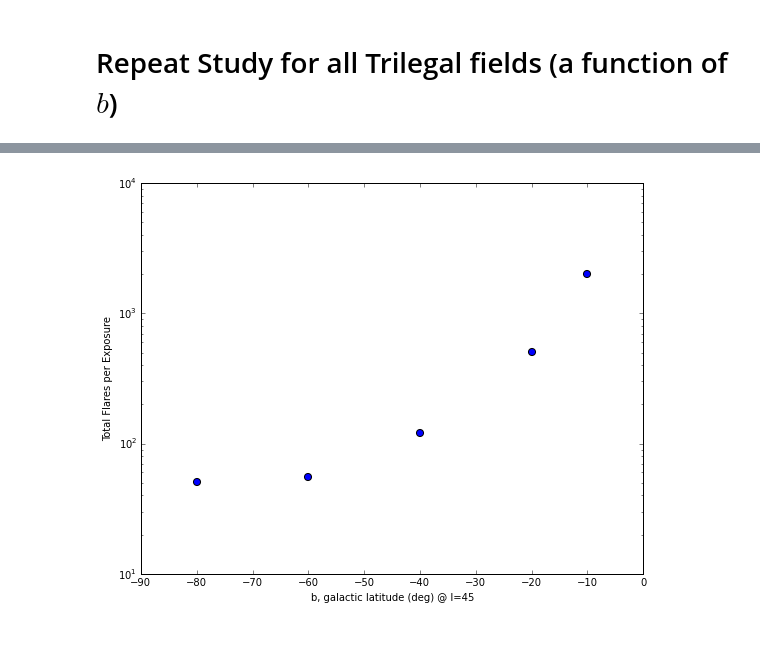
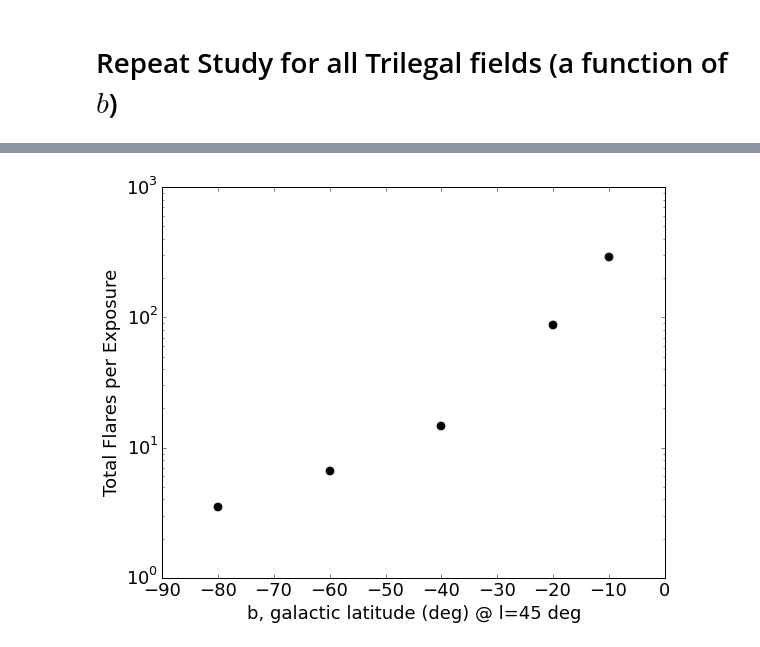
Before and after one commit to lsst-sims/MW-Flare, a Jupyter notebook: figures.ipynb, the cells around one changed output, grey strips where cells are left out. Saved outputs shown, nothing was run; the diff lists cells and outputs as text; code cells hidden in the pictures.

```diff
--- a/figures.ipynb
+++ b/figures.ipynb
@@ -75,7 +78,7 @@ s_time3, s_flux3 = flare_prob.SuperLC(dur=dur, repeat=10./dur, mag=True, ffd_alp
 # %%
-s_time4, s_flux4 = flare_prob.SuperLC(dur=dur, repeat=10./dur, mag=True, ffd_alpha=0.01, ffd_beta=ffd_beta)
-s_time5, s_flux5 = flare_prob.SuperLC(dur=dur, repeat=10./dur, mag=True, ffd_alpha=0.0001, ffd_beta=ffd_beta)
-s_time6, s_flux6 = flare_prob.SuperLC(dur=dur, repeat=10./dur, mag=True, ffd_alpha=0.000001, ffd_beta=ffd_beta)
+s_time4, s_flux4 = flare_prob.SuperLC(dur=dur, repeat=10./dur, mag=True, ffd_alpha=-2, ffd_beta=ffd_beta)
+s_time5, s_flux5 = flare_prob.SuperLC(dur=dur, repeat=10./dur, mag=True, ffd_alpha=-3, ffd_beta=ffd_beta)
+s_time6, s_flux6 = flare_prob.SuperLC(dur=dur, repeat=10./dur, mag=True, ffd_alpha=-4, ffd_beta=ffd_beta)
 # %% [markdown]
 $\alpha$ = [1, 0, -1, ..., -2, -4, -6]
 # %%
@@ -149,12 +170,13 @@ plt.xscale('log')
 # %%
 Age_bins = np.log10([1e5, 1e9, 2e9, 15e9]) # edges of age bins
 
-alpha_matrix = np.array([[0, -1, -2],   # 3k-4k
+alpha_matrix = np.array([[1, -1, -2],   # 3k-4k
                          [0, -2, -4],  # 4k-5k
-                         [-2, -4, -6], # 5k-6k
-                         [-6, -9, -9]]) # 6k-7k
+                         [-1, -4, -6], # 5k-6k
+                         [-4, -6, -9]]) # 6k-7k
+
+Nstars = 10000 # how many stars to randomly sample from logg>=4, Teff<7k
 # %%
-Nstars = 5000 # how many stars to randomly sample from logg>=4, Teff<7k
 
 # find the stars to draw from
 okstars = np.where((df['logg'] >= 4) & (df['logTe'] <= np.log10(7000.0)) & (df['logTe'] >= np.log10(3000.0)))
@@ -243,8 +268,6 @@ files, galb = np.loadtxt('trilegal_models/index.txt', comments='#', unpack=True,
 galb = np.array(galb, dtype='float')
 totflares = np.zeros(len(galb))
 totstars = np.zeros(len(galb))
-
-Nstars = 5000 # how many stars to randomly sample from logg>=4, Teff<7k
 
 plt.figure(figsize=(9,7))
 
@@ -303,7 +326,7 @@ for j in range(len(files)):
     totflares[j] = np.sum(Nflares)
     totstars[j] = len(df)
 
-    _ = plt.hist(gmag, weights=Nflares, bins=50, histtype='step')
+    _ = plt.hist(gmag, weights=Nflares, bins=25, histtype='step')
 
 
 plt.xlim(15,28)
@@ -324,8 +344,8 @@ plt.ylabel('Total Flares per Star per year')
 # %%
 plt.figure(figsize=(9,7))
-plt.scatter(galb, totflares / Nstars / 900 * totstars, s=50)
-plt.xlabel('b, galactic latitude (deg) @ l=45')
+plt.scatter(galb, totflares / Nstars / 900 * totstars, s=60, c='k')
+plt.xlabel('b, galactic latitude (deg) @ l=45 deg')
 plt.ylabel('Total Flares per Exposure')
 plt.yscale('log')
 # %% [output]
-[figure, old version]
+[figure, new version]
```
Also changed, not shown: parts of 13 cells of this notebook, 2 other files.
